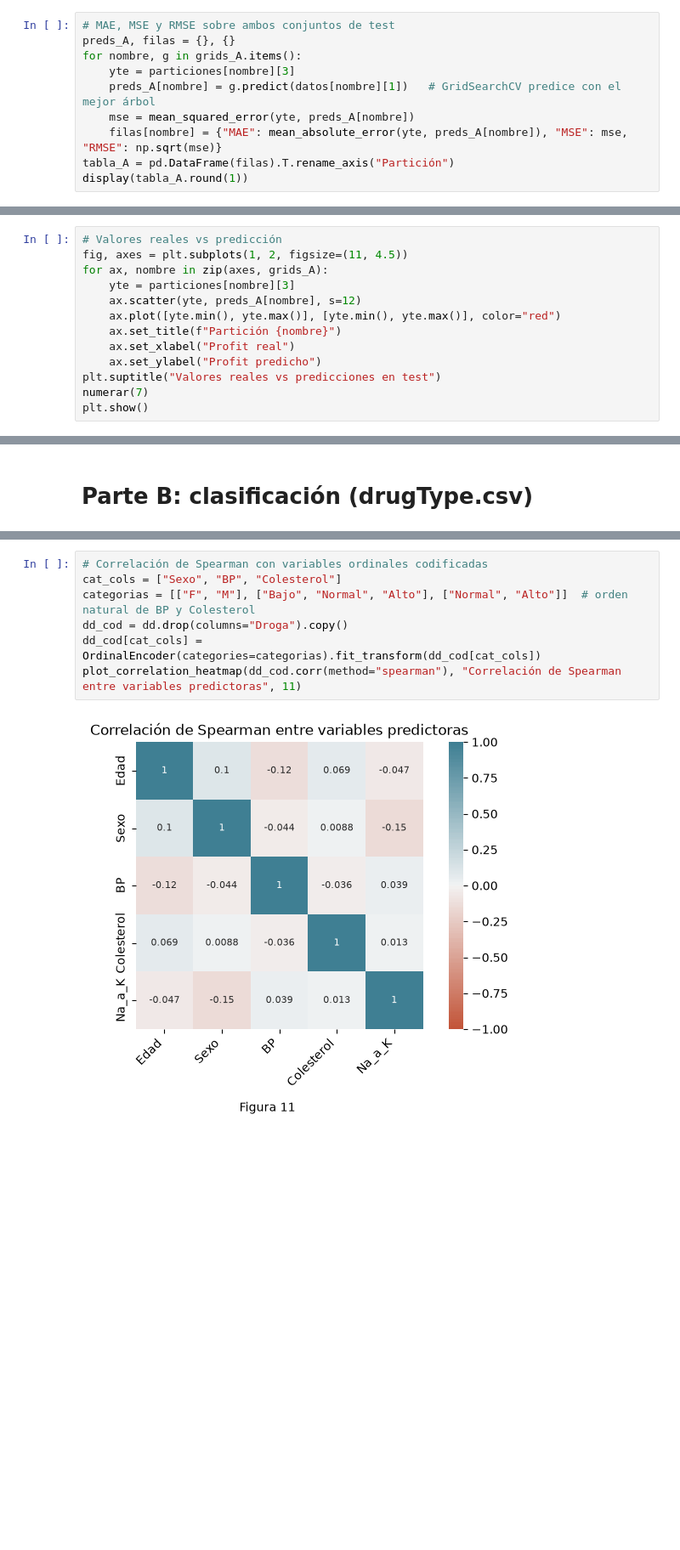
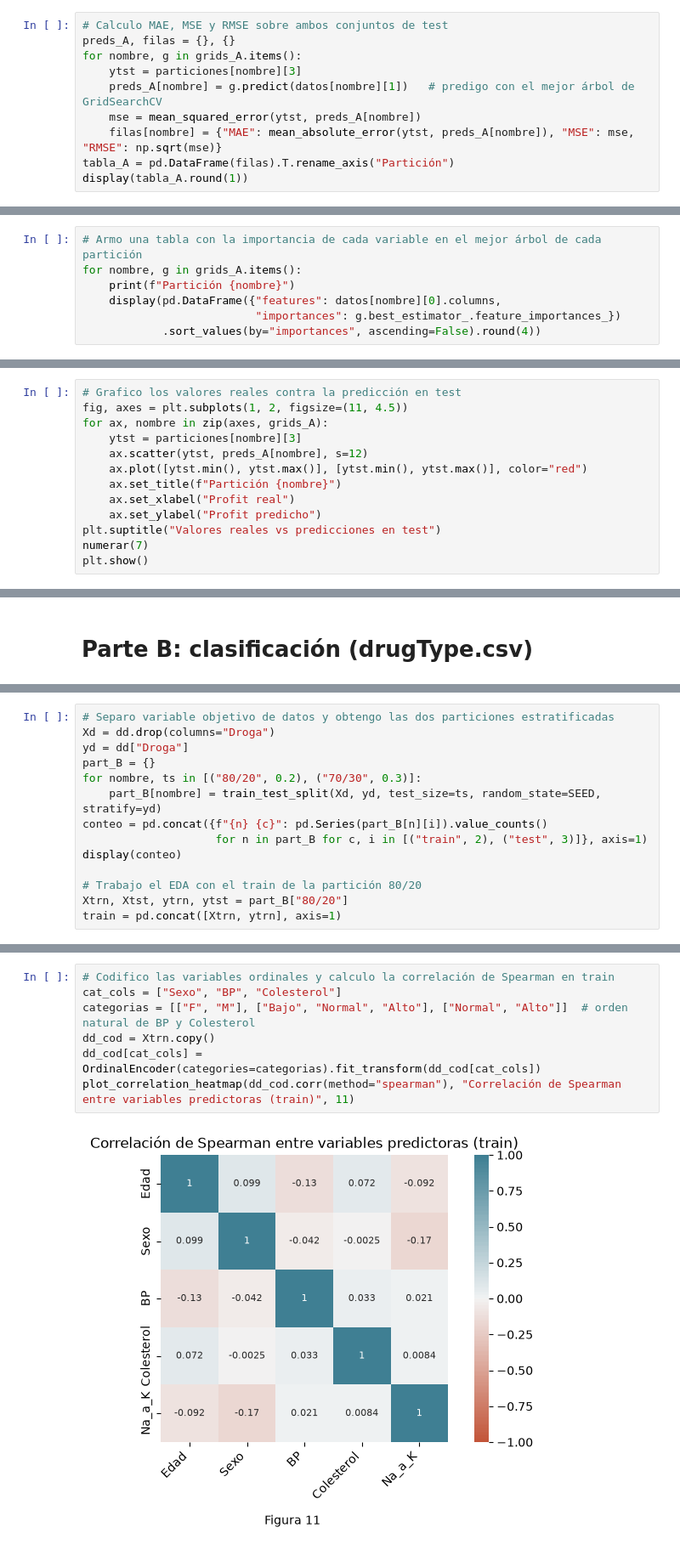
Before and after one commit to winttita/TP_MD_Frank_Winter, a Jupyter notebook: TP2/TP2_MD_Frank_Winter.ipynb, the cells around one changed output, grey strips where cells are left out. Shown at 85% size. Saved outputs shown, nothing was run; the diff lists cells and outputs as text; blank space fills up the shorter version.

```diff
--- a/TP2/TP2_MD_Frank_Winter.ipynb
+++ b/TP2/TP2_MD_Frank_Winter.ipynb
@@ -353,11 +349,11 @@ Elegimos max_depth=10, min_samples_leaf=5 y min_samples_split=2. El árbol resul
 # %%
-# MAE, MSE y RMSE sobre ambos conjuntos de test
+# Calculo MAE, MSE y RMSE sobre ambos conjuntos de test
 preds_A, filas = {}, {}
 for nombre, g in grids_A.items():
-    yte = particiones[nombre][3]
-    preds_A[nombre] = g.predict(datos[nombre][1])   # GridSearchCV predice con el mejor árbol
-    mse = mean_squared_error(yte, preds_A[nombre])
-    filas[nombre] = {"MAE": mean_absolute_error(yte, preds_A[nombre]), "MSE": mse, "RMSE": np.sqrt(mse)}
+    ytst = particiones[nombre][3]
+    preds_A[nombre] = g.predict(datos[nombre][1])   # predigo con el mejor árbol de GridSearchCV
+    mse = mean_squared_error(ytst, preds_A[nombre])
+    filas[nombre] = {"MAE": mean_absolute_error(ytst, preds_A[nombre]), "MSE": mse, "RMSE": np.sqrt(mse)}
 tabla_A = pd.DataFrame(filas).T.rename_axis("Partición")
 display(tabla_A.round(1))
 # %% [output]
@@ -392,0 +387,7 @@ Esto es coherente con la hipótesis. RyD_Spend es la variable más correlacionad
+# %%
+# Armo una tabla con la importancia de cada variable en el mejor árbol de cada partición
+for nombre, g in grids_A.items():
+    print(f"Partición {nombre}")
+    display(pd.DataFrame({"features": datos[nombre][0].columns,
+                          "importances": g.best_estimator_.feature_importances_})
+            .sort_values(by="importances", ascending=False).round(4))
@@ -393,10 +413,10 @@ Esto es coherente con la hipótesis. RyD_Spend es la variable más correlacionad
 # %%
-# Valores reales vs predicción
+# Grafico los valores reales contra la predicción en test
 fig, axes = plt.subplots(1, 2, figsize=(11, 4.5))
 for ax, nombre in zip(axes, grids_A):
-    yte = particiones[nombre][3]
-    ax.scatter(yte, preds_A[nombre], s=12)
-    ax.plot([yte.min(), yte.max()], [yte.min(), yte.max()], color="red")
+    ytst = particiones[nombre][3]
+    ax.scatter(ytst, preds_A[nombre], s=12)
+    ax.plot([ytst.min(), ytst.max()], [ytst.min(), ytst.max()], color="red")
     ax.set_title(f"Partición {nombre}")
     ax.set_xlabel("Profit real")
     ax.set_ylabel("Profit predicho")
@@ -500,0 +519,14 @@ Decisiones: estratificamos las particiones, como pide la consigna, y evaluamos c
+# %%
+# Separo variable objetivo de datos y obtengo las dos particiones estratificadas
+Xd = dd.drop(columns="Droga")
+yd = dd["Droga"]
+part_B = {}
+for nombre, ts in [("80/20", 0.2), ("70/30", 0.3)]:
+    part_B[nombre] = train_test_split(Xd, yd, test_size=ts, random_state=SEED, stratify=yd)
+conteo = pd.concat({f"{n} {c}": pd.Series(part_B[n][i]).value_counts()
+                    for n in part_B for c, i in [("train", 2), ("test", 3)]}, axis=1)
+display(conteo)
+
+# Trabajo el EDA con el train de la partición 80/20
+Xtrn, Xtst, ytrn, ytst = part_B["80/20"]
+train = pd.concat([Xtrn, ytrn], axis=1)
@@ -555,12 +599,12 @@ Las tablas de contingencia muestran reglas por categoría. DrogaA y DrogaB apare
 
 La hipótesis se cumple: Na_a_K es la variable principal, BP y Colesterol aportan reglas y Sexo no influye. Edad, que no habíamos previsto, ayuda a distinguir DrogaA de DrogaB.
 # %%
-# Correlación de Spearman con variables ordinales codificadas
+# Codifico las variables ordinales y calculo la correlación de Spearman en train
 cat_cols = ["Sexo", "BP", "Colesterol"]
 categorias = [["F", "M"], ["Bajo", "Normal", "Alto"], ["Normal", "Alto"]]  # orden natural de BP y Colesterol
-dd_cod = dd.drop(columns="Droga").copy()
+dd_cod = Xtrn.copy()
 dd_cod[cat_cols] = OrdinalEncoder(categories=categorias).fit_transform(dd_cod[cat_cols])
-plot_correlation_heatmap(dd_cod.corr(method="spearman"), "Correlación de Spearman entre variables predictoras", 11)
+plot_correlation_heatmap(dd_cod.corr(method="spearman"), "Correlación de Spearman entre variables predictoras (train)", 11)
 # %% [output]
-[figure, old version]
+[figure, new version]
 # %% [markdown]
```
Also changed, not shown: parts of 65 cells of this notebook.
